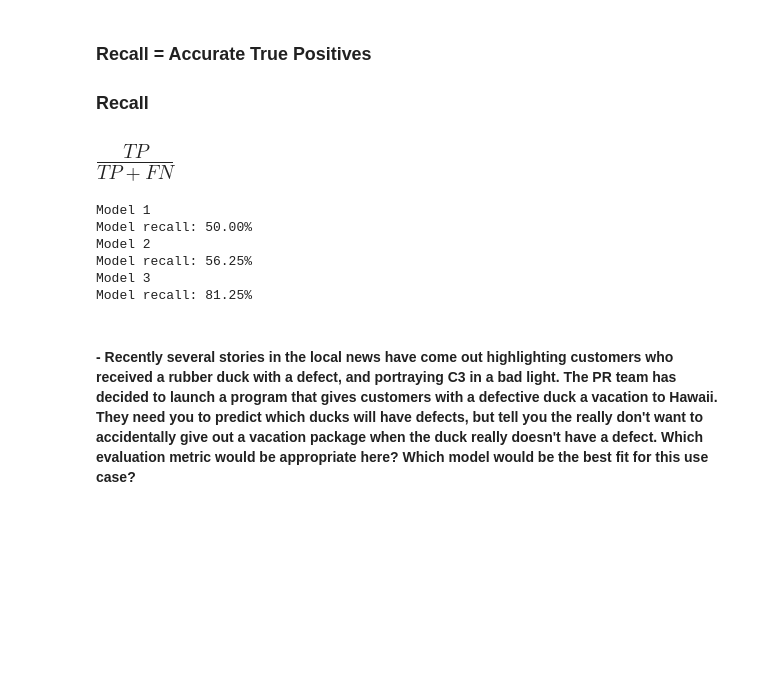
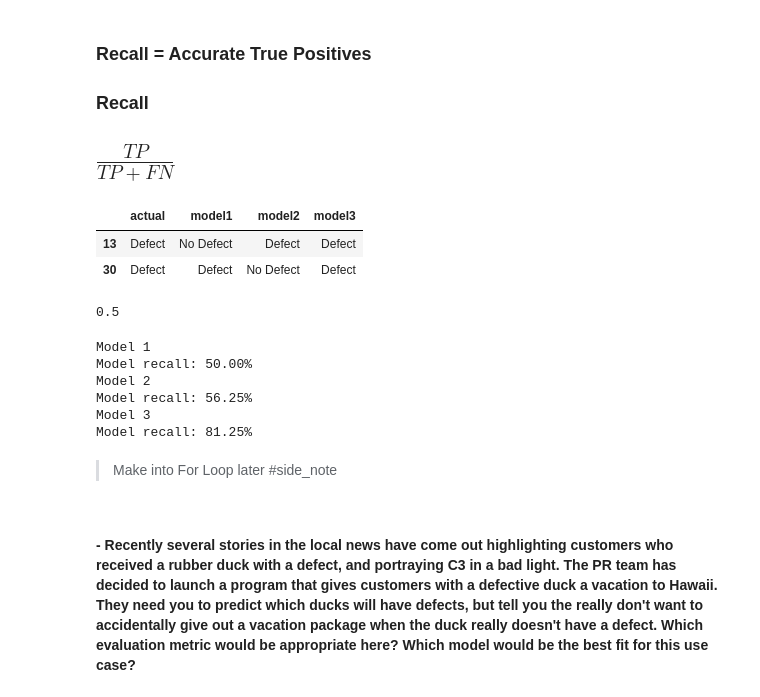
Before and after one commit to manuelparra1/classification-exercises, a Jupyter notebook: model_evaluation.ipynb, the cells around one changed output. Cells and saved outputs as stored; diff of their text form; code cells hidden in the pictures; blank space fills up the shorter version.

```diff
--- a/model_evaluation.ipynb
+++ b/model_evaluation.ipynb
@@ -99,4 +110,15 @@ Name: actual, dtype: int64
  ### Recall = Accurate True Positives
  ### Recall
  # $\frac{TP}{TP + FN}$
+# %%
+subset = df [df.actual == 'Defect']
+subset.head(2)
+# %% [output]
+|  | actual | model1 | model2 | model3 |
+| 13 | Defect | No Defect | Defect | Defect |
+| 30 | Defect | Defect | No Defect | Defect |
+# %%
+(subset.actual == subset.model1).mean()
+# %% [output]
+0.5
 # %%
@@ -131,6 +148,8 @@ Model 2
 Model recall: 56.25%
 Model 3
 Model recall: 81.25%
+# %% [markdown]
+> Make into For Loop later \#side_note
 # %% [markdown]
 #### - Recently several stories in the local news have come out highlighting customers who received a rubber duck with a defect, and portraying C3 in a bad light. The PR team has decided to launch a program that gives customers with a defective duck a vacation to Hawaii. They need you to predict which ducks will have defects, but tell you the really don't want to accidentally give out a vacation package when the duck really doesn't have a defect. Which evaluation metric would be appropriate here? Which model would be the best fit for this use case?
 # %%
```
Also changed, not shown: parts of 29 cells of this notebook.
